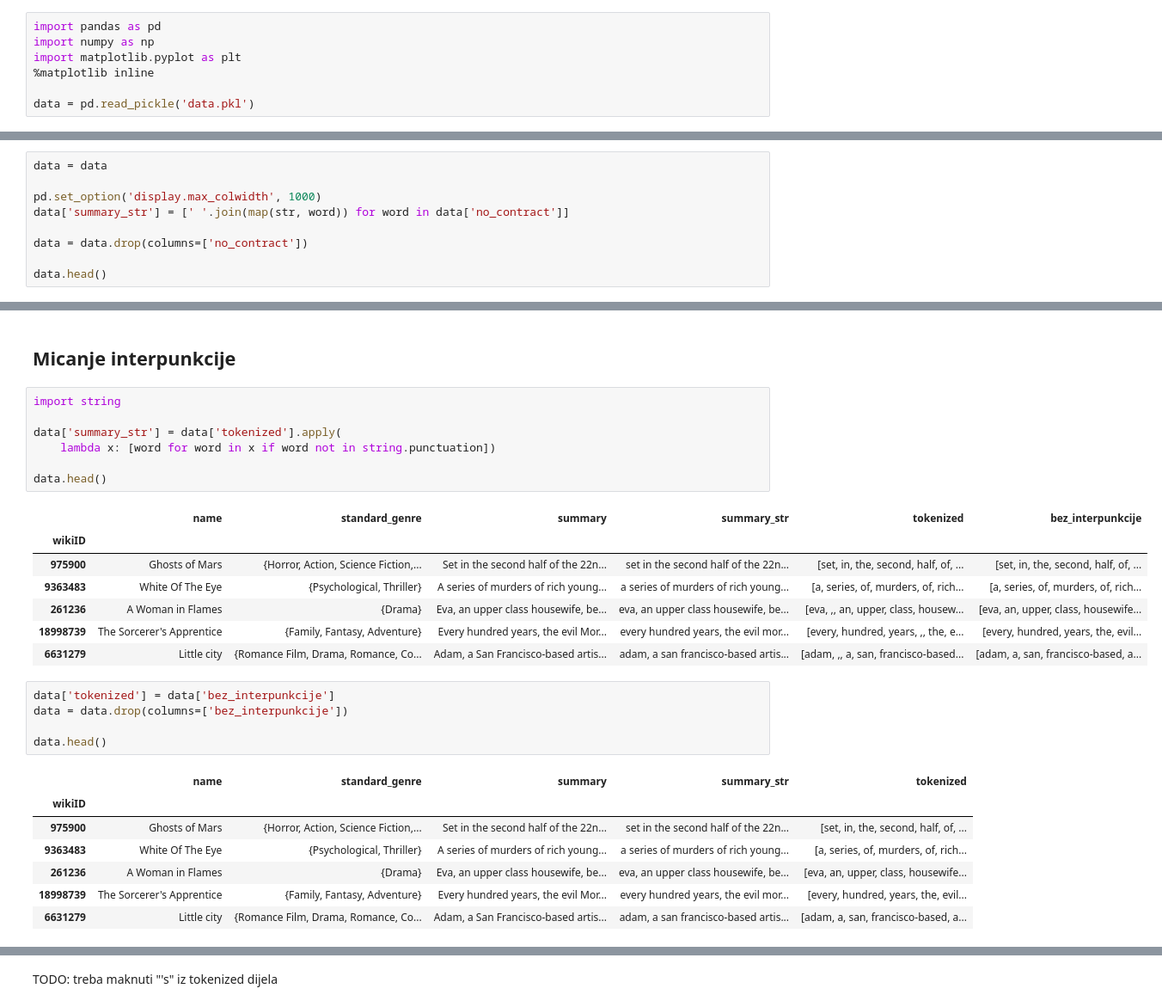
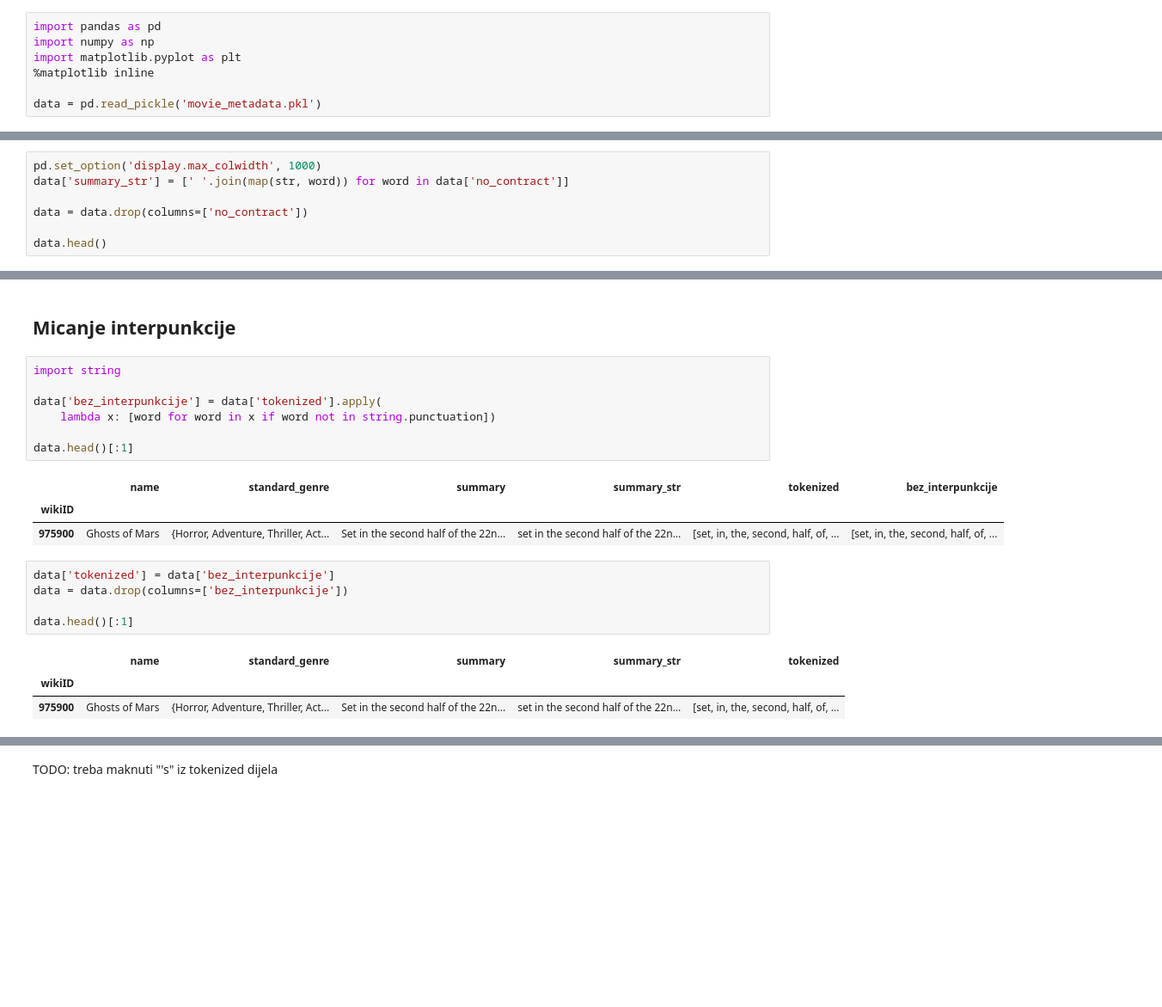
Before and after one commit to stjepanp/Strojno-Jataci, a Jupyter notebook: Plot summaries exploration.ipynb, the cells around one changed output, grey strips where cells are left out. Shown at 86% size. Saved outputs shown, nothing was run; the diff lists cells and outputs as text; blank space fills up the shorter version.

```diff
--- a/Plot summaries exploration.ipynb
+++ b/Plot summaries exploration.ipynb
@@ -44,4 +44,4 @@ import numpy as np
 import matplotlib.pyplot as plt
 %matplotlib inline
 
-data = pd.read_pickle('data.pkl')
+data = pd.read_pickle('movie_metadata.pkl')
@@ -153,6 +151,4 @@ Ibrahim
 # %%
-data = data
-
 pd.set_option('display.max_colwidth', 1000)
 data['summary_str'] = [' '.join(map(str, word)) for word in data['no_contract']]
 
@@ -207,31 +195,23 @@ data.head()
 # %%
 import string
 
-data['summary_str'] = data['tokenized'].apply(
+data['bez_interpunkcije'] = data['tokenized'].apply(
     lambda x: [word for word in x if word not in string.punctuation])
 
-data.head()
+data.head()[:1]
 # %% [output]
 |  | name | standard_genre | summary | summary_str | tokenized | bez_interpunkcije |
 | wikiID |  |  |  |  |  |  |
-| 975900 | Ghosts of Mars | {Horror, Action, Science Fiction,... | Set in the second half of the 22n... | set in the second half of the 22n... | [set, in, the, second, half, of, ... | [set, in, the, second, half, of, ... |
-| 9363483 | White Of The Eye | {Psychological, Thriller} | A series of murders of rich young... | a series of murders of rich young... | [a, series, of, murders, of, rich... | [a, series, of, murders, of, rich... |
-| 261236 | A Woman in Flames | {Drama} | Eva, an upper class housewife, be... | eva, an upper class housewife, be... | [eva, ,, an, upper, class, housew... | [eva, an, upper, class, housewife... |
-| 18998739 | The Sorcerer's Apprentice | {Family, Fantasy, Adventure} | Every hundred years, the evil Mor... | every hundred years, the evil mor... | [every, hundred, years, ,, the, e... | [every, hundred, years, the, evil... |
-| 6631279 | Little city | {Romance Film, Drama, Romance, Co... | Adam, a San Francisco-based artis... | adam, a san francisco-based artis... | [adam, ,, a, san, francisco-based... | [adam, a, san, francisco-based, a... |
+| 975900 | Ghosts of Mars | {Horror, Adventure, Thriller, Act... | Set in the second half of the 22n... | set in the second half of the 22n... | [set, in, the, second, half, of, ... | [set, in, the, second, half, of, ... |
 # %%
 data['tokenized'] = data['bez_interpunkcije']
 data = data.drop(columns=['bez_interpunkcije'])
 
-data.head()
+data.head()[:1]
 # %% [output]
 |  | name | standard_genre | summary | summary_str | tokenized |
 | wikiID |  |  |  |  |  |
-| 975900 | Ghosts of Mars | {Horror, Action, Science Fiction,... | Set in the second half of the 22n... | set in the second half of the 22n... | [set, in, the, second, half, of, ... |
-| 9363483 | White Of The Eye | {Psychological, Thriller} | A series of murders of rich young... | a series of murders of rich young... | [a, series, of, murders, of, rich... |
-| 261236 | A Woman in Flames | {Drama} | Eva, an upper class housewife, be... | eva, an upper class housewife, be... | [eva, an, upper, class, housewife... |
-| 18998739 | The Sorcerer's Apprentice | {Family, Fantasy, Adventure} | Every hundred years, the evil Mor... | every hundred years, the evil mor... | [every, hundred, years, the, evil... |
-| 6631279 | Little city | {Romance Film, Drama, Romance, Co... | Adam, a San Francisco-based artis... | adam, a san francisco-based artis... | [adam, a, san, francisco-based, a... |
+| 975900 | Ghosts of Mars | {Horror, Adventure, Thriller, Act... | Set in the second half of the 22n... | set in the second half of the 22n... | [set, in, the, second, half, of, ... |
 # %%
 from nltk.corpus import stopwords, wordnet
 from nltk.stem import WordNetLemmatizer
```
Also changed, not shown: parts of 23 cells of this notebook.
